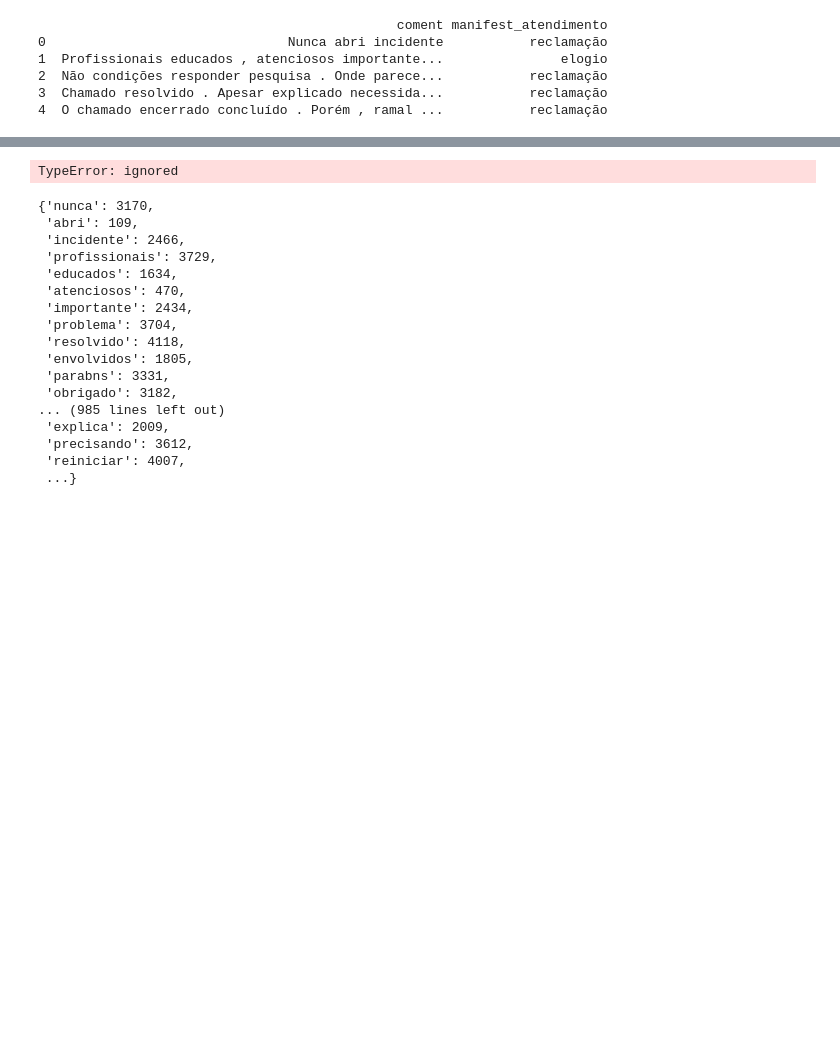
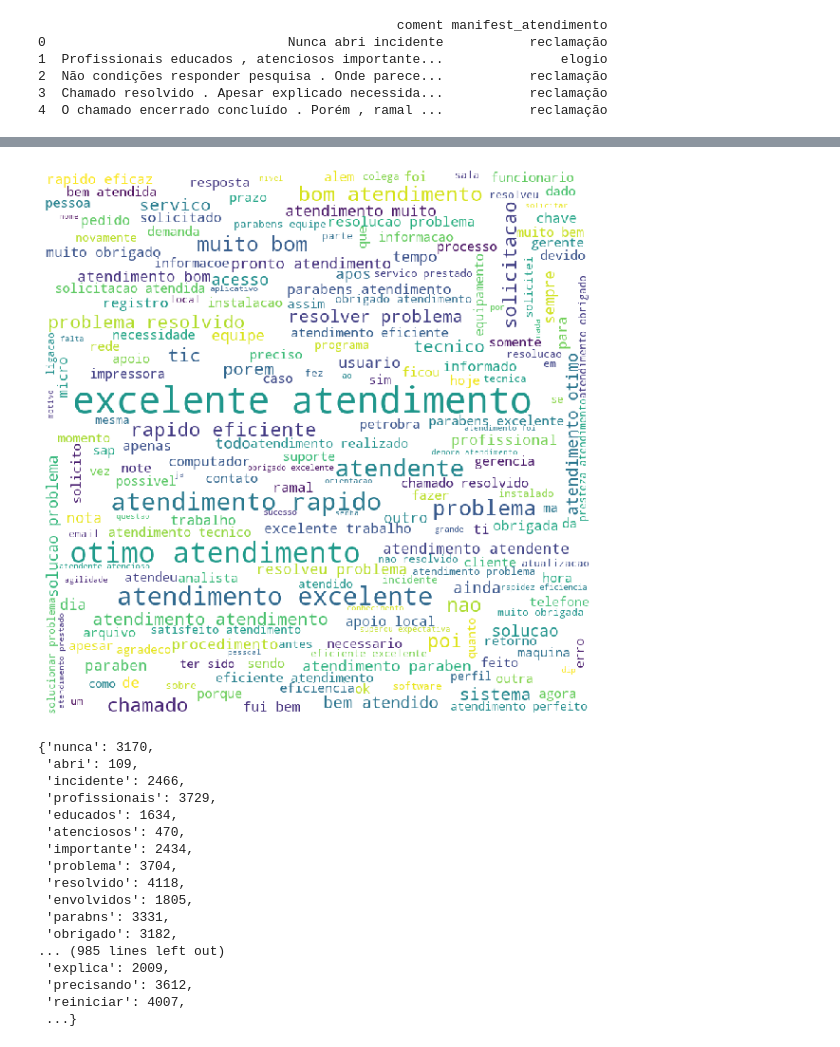
Before and after one commit to matheusro/Uniritter-topicos2-NLP, a Jupyter notebook: Trabalho_Topicos_NLP.ipynb, the cells around one changed output, grey strips where cells are left out. Saved outputs shown, nothing was run; the diff lists cells and outputs as text; code cells hidden in the pictures; blank space fills up the shorter version.

Commit message:
Nuvem de palavras e correção de remoção de acentos

```diff
--- a/Trabalho_Topicos_NLP.ipynb
+++ b/Trabalho_Topicos_NLP.ipynb
@@ -143,3 +146,12 @@ import re
+# %%
+def removerAcentosECaracteresEspeciais(palavra):
+
+    # Unicode normalize transforma um caracter em seu equivalente em latin.
+    nfkd = unicodedata.normalize('NFKD', palavra)
+    palavraSemAcento = u"".join([c for c in nfkd if not unicodedata.combining(c)])
+
+    # Usa expressão regular para retornar a palavra apenas com números, letras e espaço
+    return re.sub('[^a-zA-Z0-9 \\\]', '', palavraSemAcento)
 # %%
 # realiza a limpeza nos dados (lowecase e remocao de caracteres)
 remove_caracteres = re.compile('[^0-9a-z #+_]')
@@ -147,11 +159,12 @@ replace_espaco = re.compile('[/(){}\[\]\|@,;]')
 
 def pre_processamento(text):
     text = text.lower()
-    text = remove_caracteres.sub('', text)
+    #text = remove_caracteres.sub('', text)
     text = replace_espaco.sub(' ', text)
     return text
 
 dataset['coment'] = dataset['coment'].apply(pre_processamento)
+dataset['coment'] = dataset['coment'].apply(removerAcentosECaracteresEspeciais)
 # %%
 print(dataset.head())
 # %% [output]
@@ -167,37 +199,35 @@ print(dataset.head())
 # %%
-from wordcloud import WordCloud, STOPWORDS
-import matplotlib.pyplot as plt
-
 comment_words = ''
+stopwords = set(STOPWORDS)
 for val in dataset.coment:
 
     # typecaste each val to string
     val = str(val)
 
     # split the value
     tokens = val.split()
 
-    # Converts each token into lowercase
+       # Converts each token into lowercase
     for i in range(len(tokens)):
         tokens[i] = tokens[i].lower()
 
     for words in tokens:
         comment_words = comment_words + words + ' '
 
 wordcloud = WordCloud(width = 800, height = 800,
                 background_color ='white',
                 stopwords = stopwords,
                 min_font_size = 10).generate(comment_words)
 
 # plot the WordCloud image
 plt.figure(figsize = (8, 8), facecolor = None)
 plt.imshow(wordcloud)
 plt.axis("off")
 plt.tight_layout(pad = 0)
 
 plt.show()
 # %% [output]
-TypeError: ignored
+[figure, added]
 # %%
 from sklearn import model_selection
 
```
Also changed, not shown: parts of 7 cells of this notebook.
